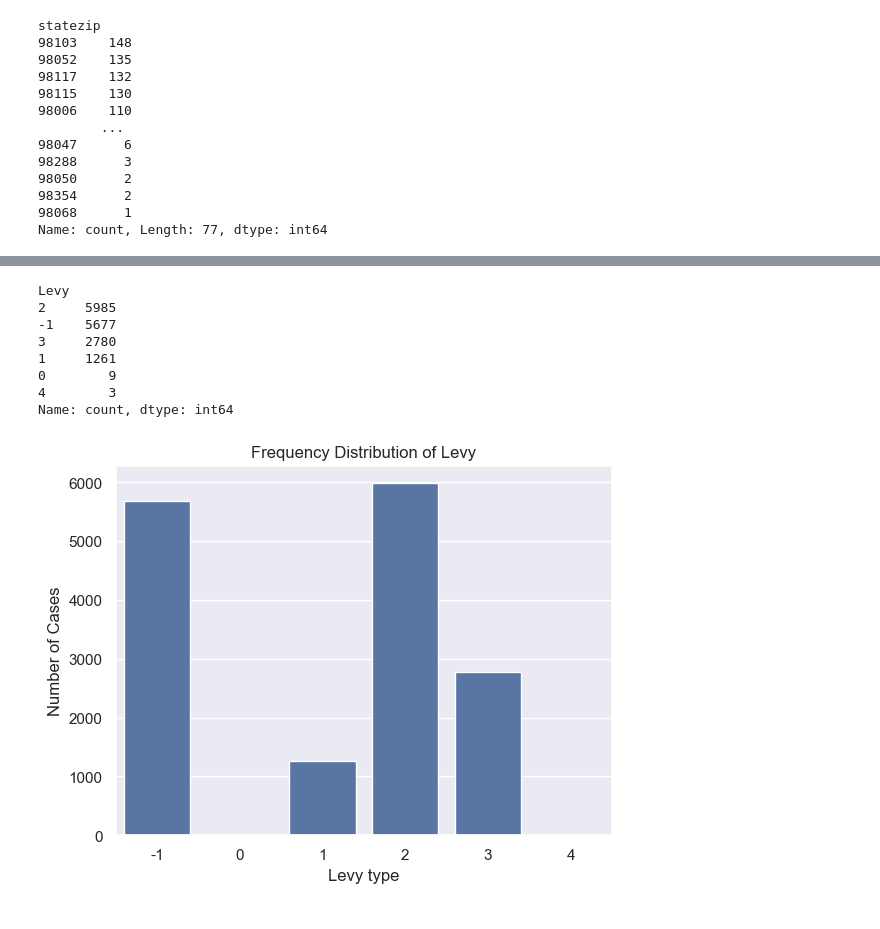
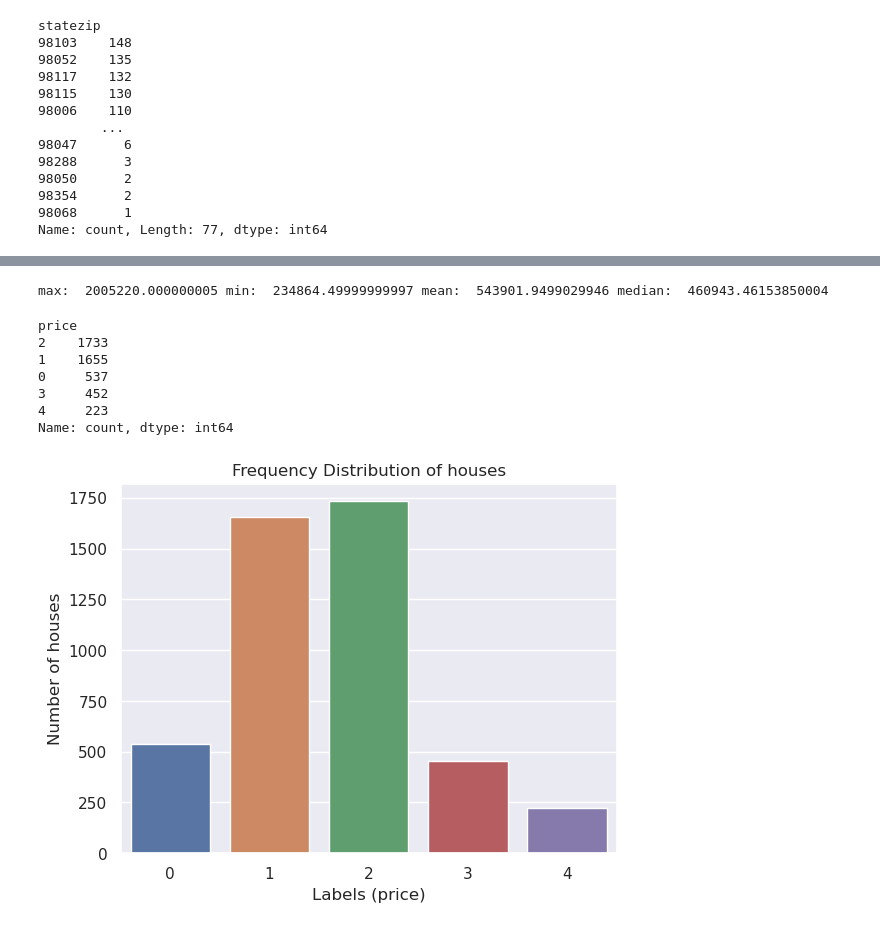
Before and after one commit to GoncaloSenra/DAA-Modelos-de-Machine-Learning, a Jupyter notebook: teste_house.ipynb, the cells around one changed output, grey strips where cells are left out. Saved outputs shown, nothing was run; the diff lists cells and outputs as text; code cells hidden in the pictures.

Commit message:
Houses mas stor tem parecido

```diff
--- a/teste_house.ipynb
+++ b/teste_house.ipynb
@@ -189,15 +188,15 @@ Price
 from scipy import stats
 
 
-z_scores = stats.zscore(data['Price'].astype(float))
+z_scores = stats.zscore(data['price'].astype(float))
 threshold = 3
 df_no_outliers = data[(z_scores < threshold)]
 print(df_no_outliers.shape)
-df_no_outliers['Price'].astype(float).describe()
+df_no_outliers['price'].astype(float).describe()
 
-data['Price'].astype(float)
-lower_limit = data['Price'].quantile(0.09)
-upper_limit = data['Price'].quantile(0.99)
-data['Price'] = data['Price'].clip(lower_limit, upper_limit)
-data['Price'].describe()
+data['price'].astype(float)
+lower_limit = data['price'].quantile(0.09)
+upper_limit = data['price'].quantile(0.99)
+data['price'] = data['price'].clip(lower_limit, upper_limit)
+data['price'].describe()
 # %% [output]
@@ -345,31 +331,34 @@ data.head()
+# %%
+print("max: ",data.price.max(), "min: ",data.price.min(), "mean: ",data.price.mean(), "median: ",data.price.median())
+# %% [output]
+max:  2005220.000000005 min:  234864.49999999997 mean:  543901.9499029946 median:  460943.46153850004
 # %%
-# #'Desconhecido:-1','Muito Baixo:0', 'Baixo:1', 'Médio:2', 'Alto:3', 'Muito Alto:4'
-# labels = ['-1','0', '1', '2', '3', '4']
+#'Desconhecido:-1','Muito Baixo:0', 'Baixo:1', 'Médio:2', 'Alto:3', 'Muito Alto:4'
+labels = ['0','1', '2', '3', '4']
 
-# bins = [-2,0, 100, 550, 1000, 8000, 12000]
+bins = [0, 250000, 450000, 800000, 1200000, 30000000]
 
-# # Crie uma nova coluna 'Levy_Category' com as categorias
-# data['Levy'] = pd.cut(data['Levy'], bins=bins, labels=labels, right=False)
+# Crie uma nova coluna 'Levy_Category' com as categorias
+data['price'] = pd.cut(data['price'], bins=bins, labels=labels, right=False)
 
-# # Visualize as categorias
-# print(data['Levy'].value_counts())
+# Visualize as categorias
+print(data['price'].value_counts())
 # %% [output]
-Levy
-2     5985
--1    5677
-3     2780
-1     1261
-0        9
-4        3
+price
+2    1733
+1    1655
+0     537
+3     452
+4     223
 Name: count, dtype: int64
 # %%
-# incidents_count = data['Levy'].value_counts()
-# sns.set(style="darkgrid")
-# sns.barplot(x=incidents_count.index, y=incidents_count.values)
-# plt.title('Frequency Distribution of Levy')
-# plt.ylabel('Number of Cases', fontsize=12)
-# plt.xlabel('Levy type', fontsize=12)
-# plt.show()
+price_count = data['price'].value_counts()
+sns.set(style="darkgrid")
+sns.barplot(x=price_count.index, y=price_count.values)
+plt.title('Frequency Distribution of houses')
+plt.ylabel('Number of houses', fontsize=12)
+plt.xlabel('Labels (price)', fontsize=12)
+plt.show()
 # %% [output]
-[figure, old version]
+[figure, new version]
 # %%
```
Also changed, not shown: parts of 22 cells of this notebook.
